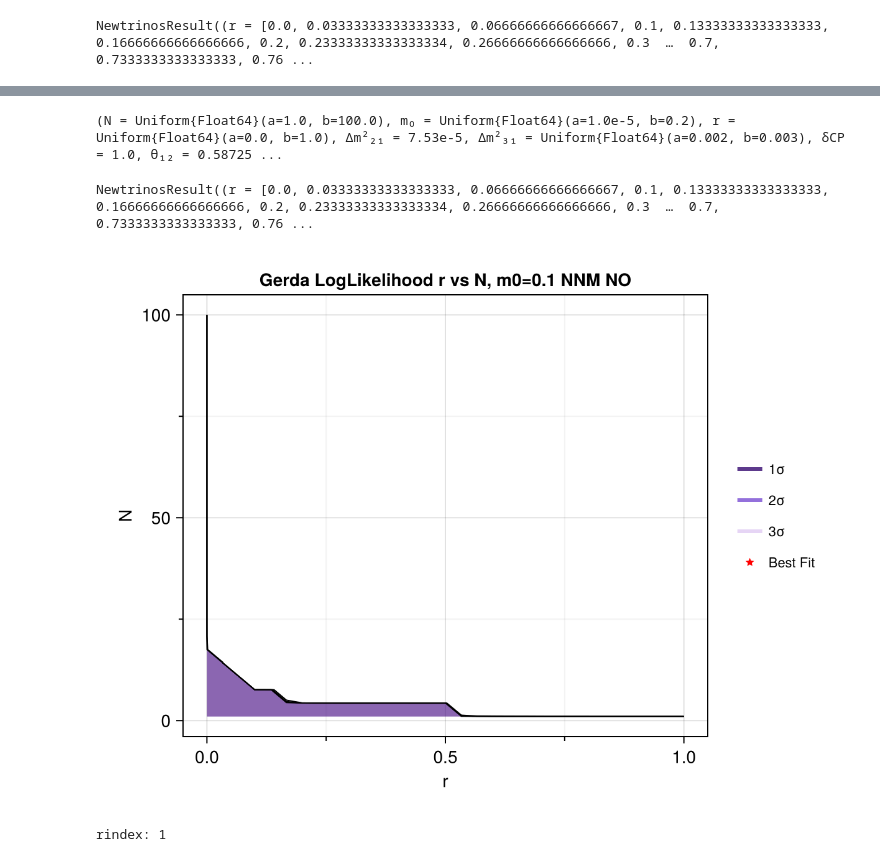
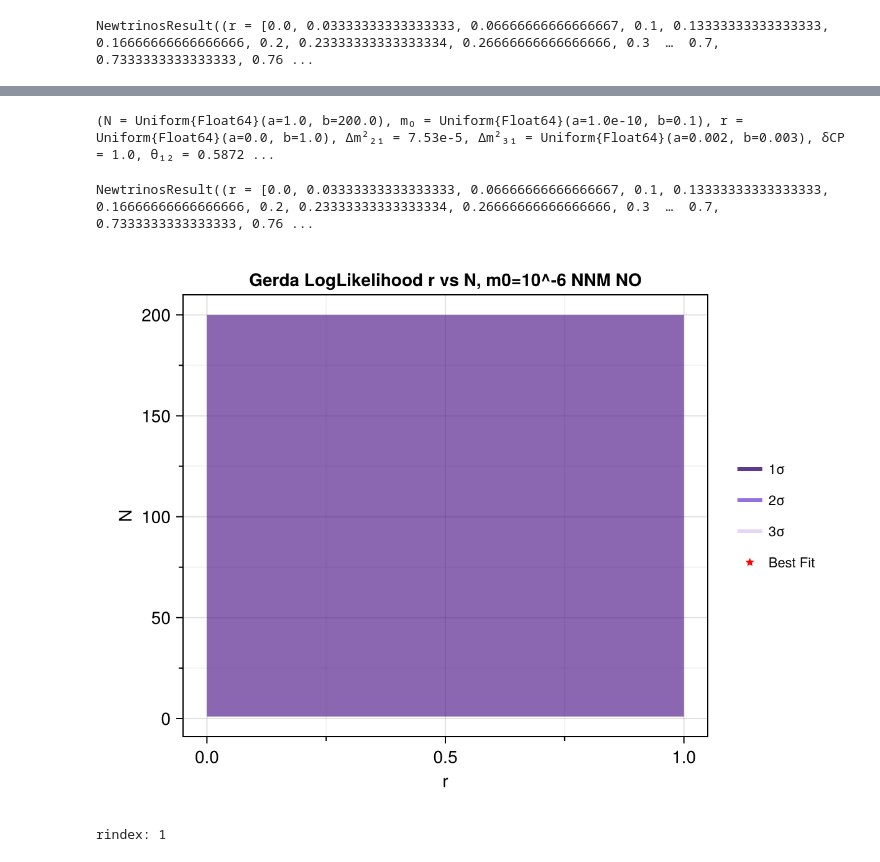
Before and after one commit to philippeller/Newtrinos.jl, a Jupyter notebook: src/experiments/gerda/gerda.ipynb, the cells around one changed output, grey strips where cells are left out. Saved outputs shown, nothing was run; the diff lists cells and outputs as text; code cells hidden in the pictures.

Commit message:
checks katrin and gerda

```diff
--- a/src/experiments/gerda/gerda.ipynb
+++ b/src/experiments/gerda/gerda.ipynb
@@ -47,11 +47,14 @@ mass=Newtrinos.gerda.get_neutrinomass_SM(osc_cfg.flavour)(par)
 0.10035849651483787
 # %%
 # NNATURALNESS
+
+using Revise
+using Newtrinos
 
 osc_cfg = Newtrinos.osc.OscillationConfig(
     flavour=Newtrinos.osc.NNM(),
     propagation=Newtrinos.osc.Basic(),
-    states=Newtrinos.osc.Cut(),
+    states=Newtrinos.osc.All(),
     interaction=Newtrinos.osc.SI()
     )
 
@@ -144,7 +269,7 @@ modified_priors = (
     θ₂₃ = par.θ₂₃
 )
 # %% [output]
-(N = Uniform{Float64}(a=1.0, b=100.0), m₀ = Uniform{Float64}(a=1.0e-5, b=0.2), r = Uniform{Float64}(a=0.0, b=1.0), Δm²₂₁ = 7.53e-5, Δm²₃₁ = Uniform{Float64}(a=0.002, b=0.003), δCP = 1.0, θ₁₂ = 0.58725 ...
+(N = Uniform{Float64}(a=1.0, b=200.0), m₀ = Uniform{Float64}(a=1.0e-10, b=0.1), r = Uniform{Float64}(a=0.0, b=1.0), Δm²₂₁ = 7.53e-5, Δm²₃₁ = Uniform{Float64}(a=0.002, b=0.003), δCP = 1.0, θ₁₂ = 0.5872 ...
 # %%
 likelihood_NN = Newtrinos.generate_likelihood(experiments);
 
@@ -154,11 +279,11 @@ NewtrinosResult((r = [0.0, 0.03333333333333333, 0.06666666666666667, 0.1, 0.1333
 # %%
 #plot and save the image
 using CairoMakie
-img = CairoMakie.plot(result_NN; title="Gerda LogLikelihood r vs N, m0=0.1 NNM NO")
+img = CairoMakie.plot(result_NN; title="Gerda LogLikelihood r vs N, m0=10^-6 NNM NO")
 display("image/png", img)
-#save("/home/sofialon/Newtrinos.jl/plot_final/scans/gerda/scan_gerda_rm0_N=100_NNM_NO_cut3.png", img)
+#save("/home/sofialon/Newtrinos.jl/plot_final/scans/gerda/scan_gerda_rN_m0=10^-6_NNM_NO.png", img)
 # %% [output]
-[figure, old version]
+[figure, new version]
 # %%
 #plot the logposterior value vs r
 result = result_NN
```
Also changed, not shown: parts of 8 cells of this notebook, 49 other files.
